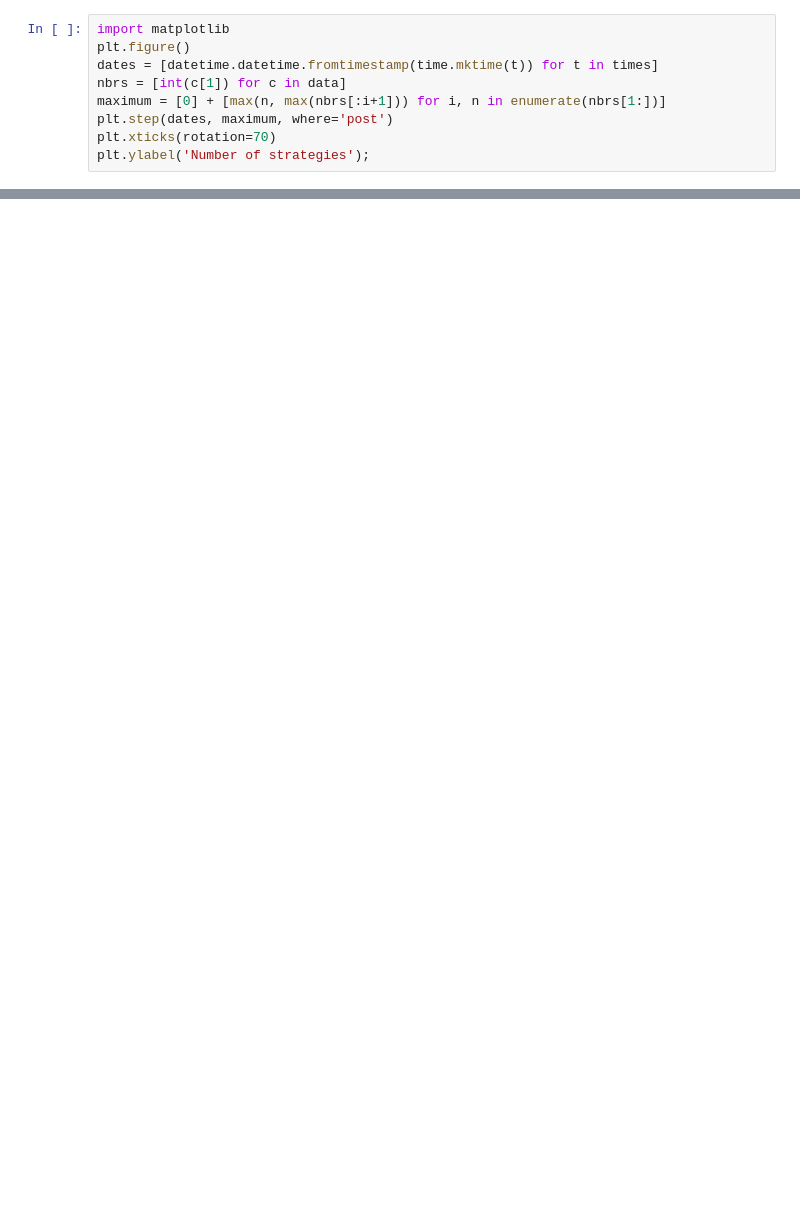
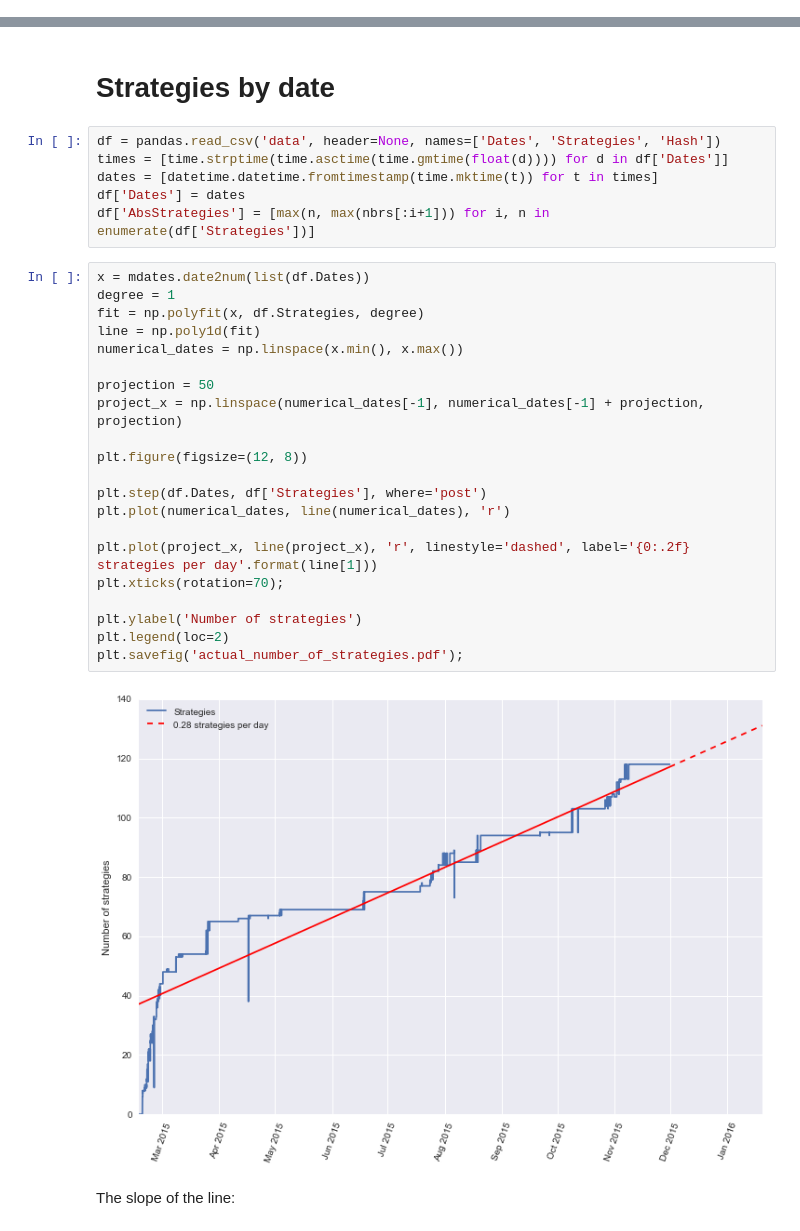
Before and after one commit to Axelrod-Python/An-open-reproducible-framework-for-the-study-of-the-iterated-prisoners-dilemma, a Jupyter notebook: scripts/analysing_the_repository.ipynb, the cells around one changed output, grey strips where cells are left out. Saved outputs shown, nothing was run; the diff lists cells and outputs as text; blank space fills up the shorter version.

```diff
--- a/scripts/analysing_the_repository.ipynb
+++ b/scripts/analysing_the_repository.ipynb
@@ -88,9 +0,0 @@ plt.ylabel('Actual number of strategies');
-# %%
-import matplotlib
-plt.figure()
-dates = [datetime.datetime.fromtimestamp(time.mktime(t)) for t in times]
-nbrs = [int(c[1]) for c in data]
-maximum = [0] + [max(n, max(nbrs[:i+1])) for i, n in enumerate(nbrs[1:])]
-plt.step(dates, maximum, where='post')
-plt.xticks(rotation=70)
-plt.ylabel('Number of strategies');
@@ -116,0 +10,33 @@ axelrod.tournament??
+# %% [markdown]
+# Strategies by date
+# %%
+df = pandas.read_csv('data', header=None, names=['Dates', 'Strategies', 'Hash'])
+times = [time.strptime(time.asctime(time.gmtime(float(d)))) for d in df['Dates']]
+dates = [datetime.datetime.fromtimestamp(time.mktime(t)) for t in times]
+df['Dates'] = dates
+df['AbsStrategies'] = [max(n, max(nbrs[:i+1])) for i, n in enumerate(df['Strategies'])]
+# %%
+x = mdates.date2num(list(df.Dates))
+degree = 1
+fit = np.polyfit(x, df.Strategies, degree)
+line = np.poly1d(fit)
+numerical_dates = np.linspace(x.min(), x.max())
+
+projection = 50
+project_x = np.linspace(numerical_dates[-1], numerical_dates[-1] + projection, projection)
+
+plt.figure(figsize=(12, 8))
+
+plt.step(df.Dates, df['Strategies'], where='post')
+plt.plot(numerical_dates, line(numerical_dates), 'r')
+
+plt.plot(project_x, line(project_x), 'r', linestyle='dashed', label='{0:.2f} strategies per day'.format(line[1]))
+plt.xticks(rotation=70);
+
+plt.ylabel('Number of strategies')
+plt.legend(loc=2)
+plt.savefig('actual_number_of_strategies.pdf');
+# %% [output]
+[figure, added]
+# %% [markdown]
+The slope of the line:
```
Also changed, not shown: parts of 28 cells of this notebook, 3 other files.
